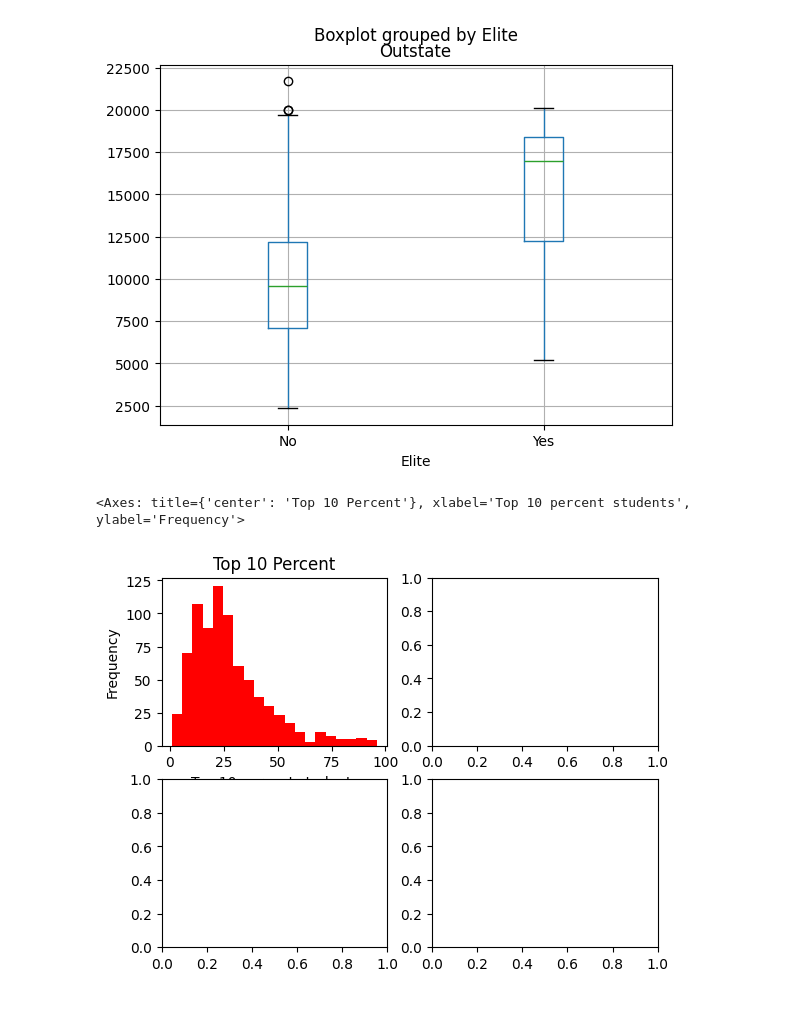
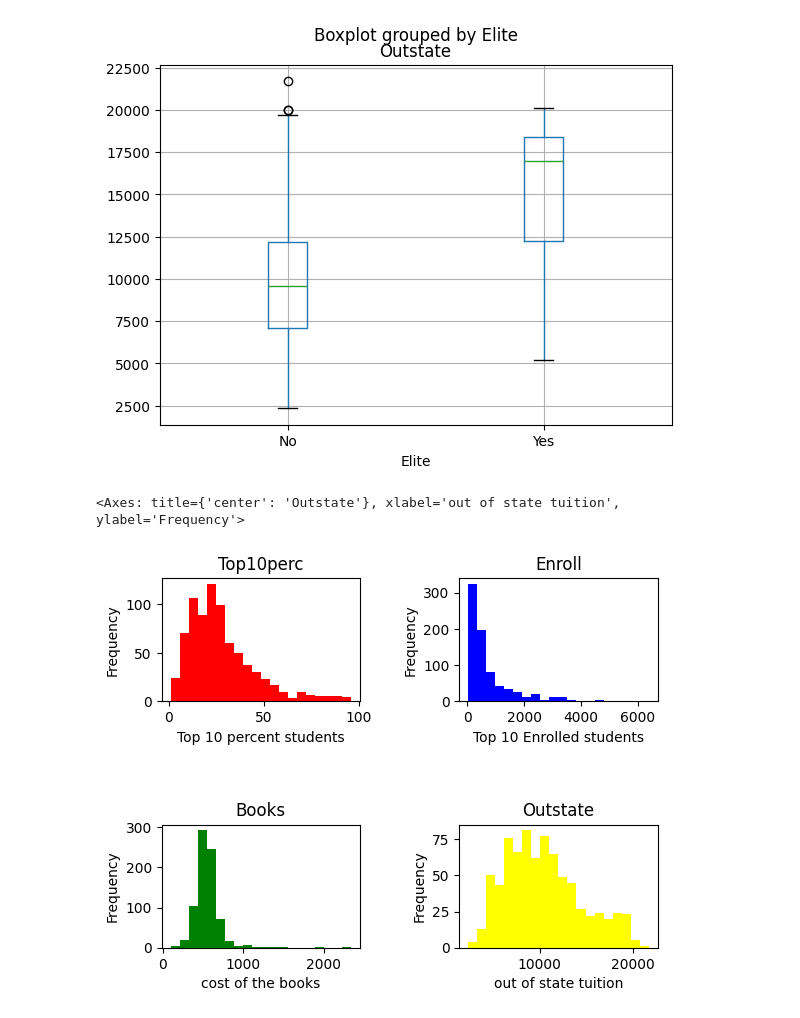
Before and after one commit to Umite93/Databehandling, a Jupyter notebook: Labs/Labs_Databehandling.ipynb, the cells around one changed output. Cells and saved outputs as stored; diff of their text form; code cells hidden in the pictures.

```diff
--- a/Labs/Labs_Databehandling.ipynb
+++ b/Labs/Labs_Databehandling.ipynb
@@ -98,11 +98,15 @@ college.boxplot(column = "Outstate", by = "Elite")
 # %%
 #g)
 
 import matplotlib.pyplot as plt
 
 fig, axes = plt.subplots(2, 2)
+plt.subplots_adjust(hspace=1.0, wspace=0.5)
 
-college["Top10perc"].plot.hist(ax=axes[0,0], xlabel="Top 10 percent students", bins=20, color="red", title="Top 10 Percent")
+college["Top10perc"].plot.hist(ax=axes[0,0], xlabel="Top 10 percent students", bins=20, color="red", title="Top10perc")
+college["Enroll"].plot.hist(ax=axes[0,1], xlabel="Top 10 Enrolled students", bins=20, color="blue", title="Enroll")
+college["Books"].plot.hist(ax=axes[1,0], xlabel="cost of the books", bins=20, color="green", title="Books")
+college["Outstate"].plot.hist(ax=axes[1,1], xlabel= "out of state tuition", bins=20, color="yellow", title="Outstate")
 # %% [output]
-<Axes: title={'center': 'Top 10 Percent'}, xlabel='Top 10 percent students', ylabel='Frequency'>
+<Axes: title={'center': 'Outstate'}, xlabel='out of state tuition', ylabel='Frequency'>
-[figure, old version]
+[figure, new version]
```
Also changed, not shown: parts of 2 cells of this notebook.
